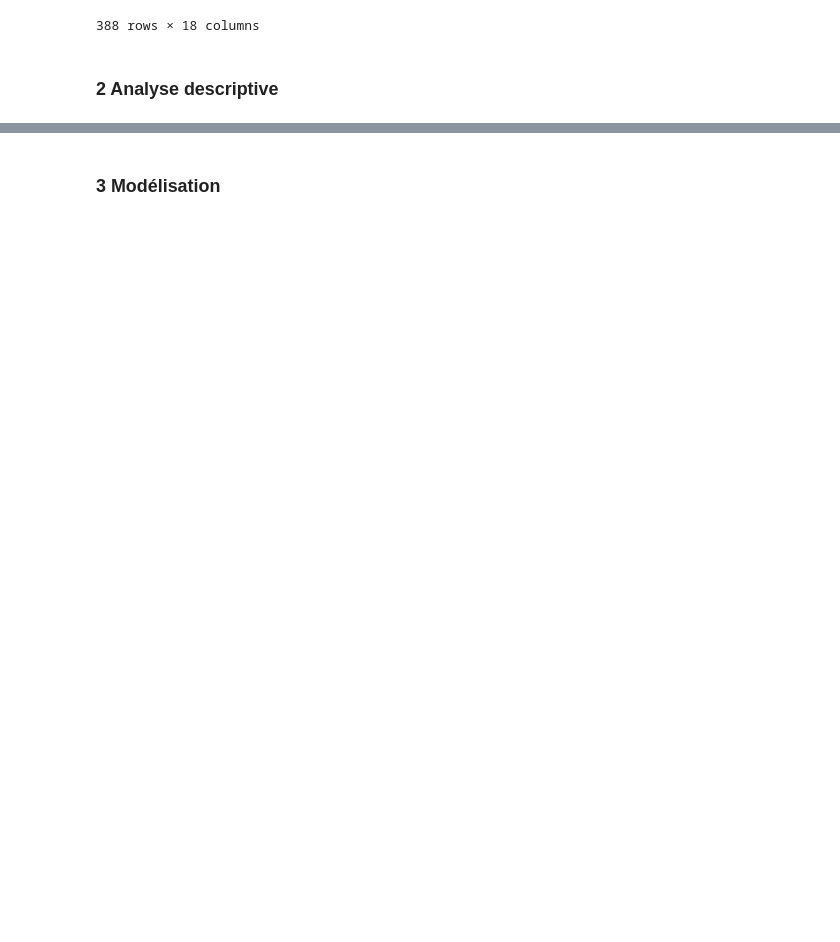
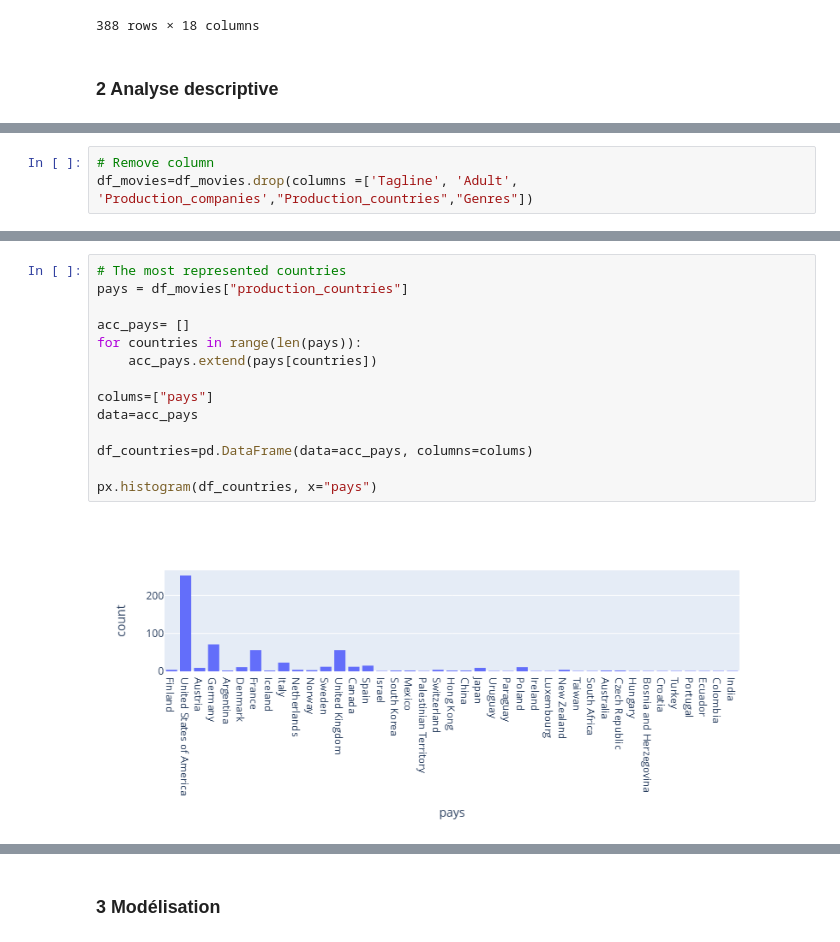
Before and after one commit to jomayans/Projet-Python, a Jupyter notebook: NoteBook_principal.ipynb, the cells around one changed output, grey strips where cells are left out. Saved outputs shown, nothing was run; the diff lists cells and outputs as text; blank space fills up the shorter version.

```diff
--- a/NoteBook_principal.ipynb
+++ b/NoteBook_principal.ipynb
@@ -45,0 +96,3 @@ TypeError: string indices must be integers
+# %%
+# Remove column
+df_movies=df_movies.drop(columns =['Tagline', 'Adult', 'Production_companies',"Production_countries","Genres"])
@@ -45,0 +107,16 @@ TypeError: string indices must be integers
+# %%
+# The most represented countries
+pays = df_movies["production_countries"]
+
+acc_pays= []
+for countries in range(len(pays)):
+    acc_pays.extend(pays[countries])
+
+colums=["pays"]
+data=acc_pays
+
+df_countries=pd.DataFrame(data=acc_pays, columns=colums)
+
+px.histogram(df_countries, x="pays")
+# %% [output]
+[figure, added]
```
Also changed, not shown: parts of 7 cells of this notebook.
